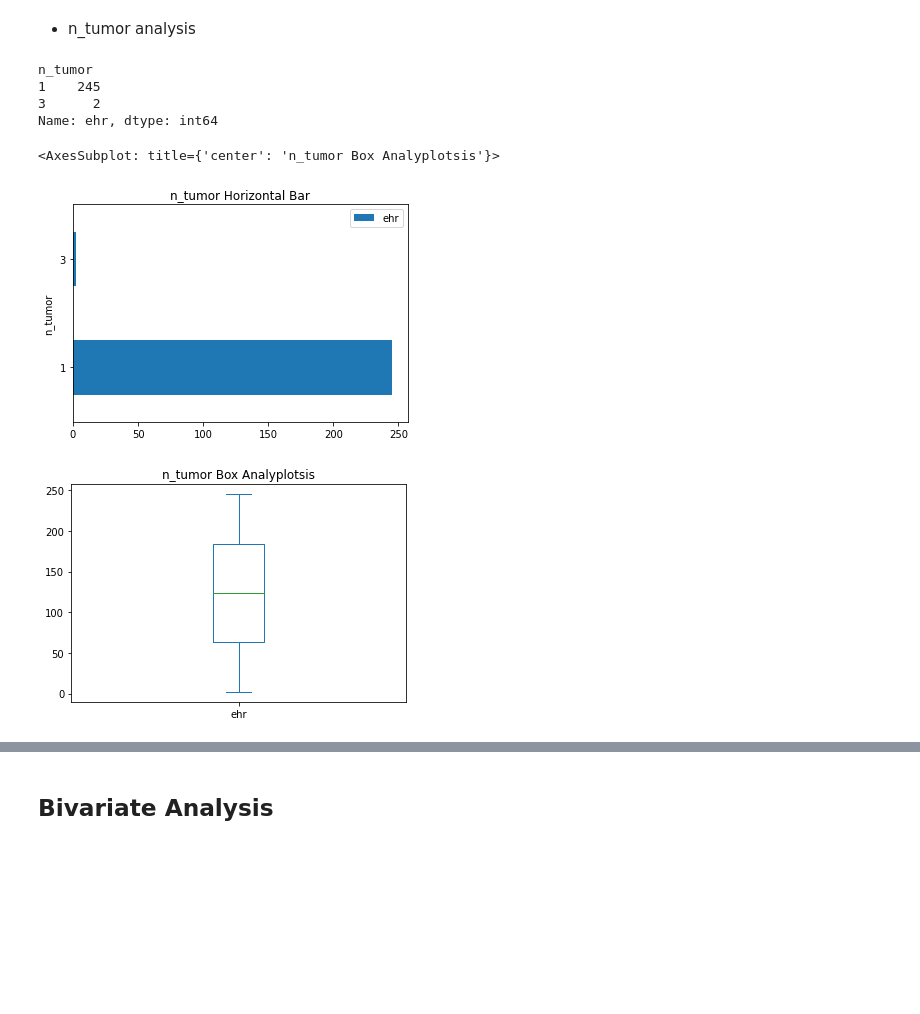
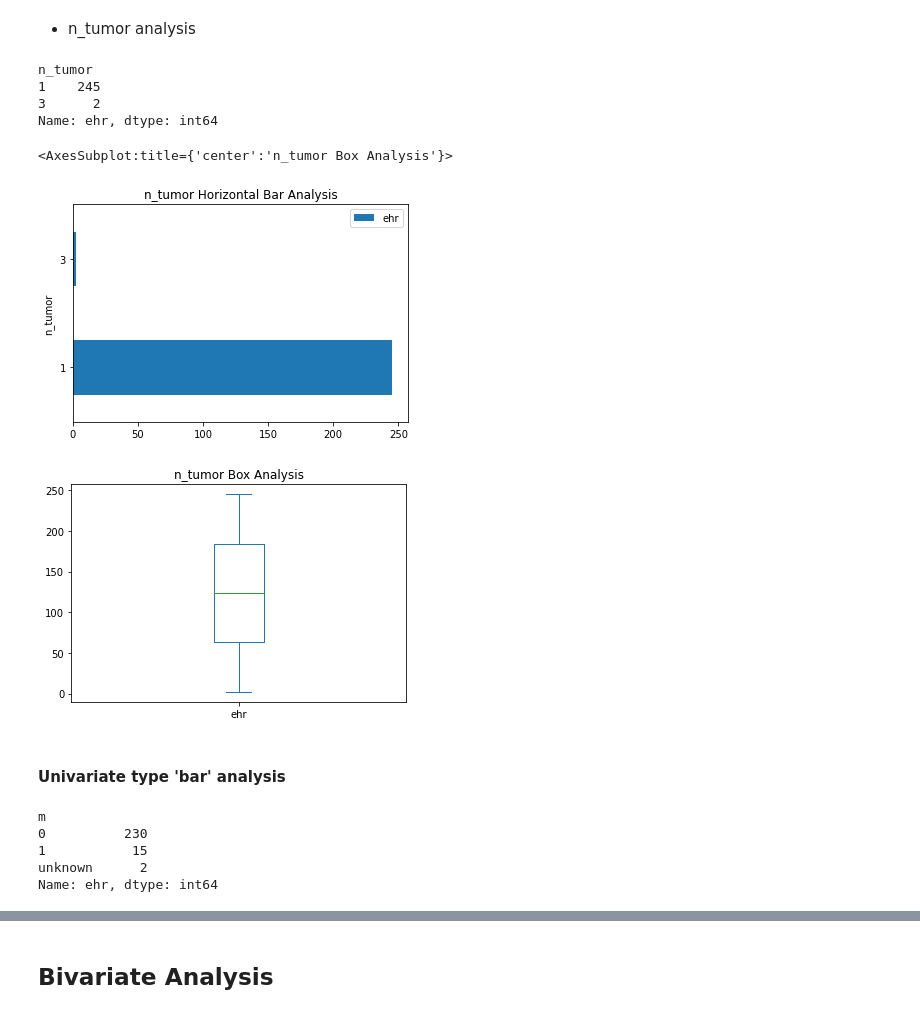
Before and after one commit to GNajeral/Data-Process, a Jupyter notebook: Second_Assignment/data_analysis.ipynb, the cells around one changed output, grey strips where cells are left out. Saved outputs shown, nothing was run; the diff lists cells and outputs as text; code cells hidden in the pictures; blank space fills up the shorter version.

```diff
--- a/Second_Assignment/data_analysis.ipynb
+++ b/Second_Assignment/data_analysis.ipynb
@@ -224,13 +217,26 @@ invasive  213  34
 - n_tumor analysis
 # %%
 print(df_preprocessed_def.groupby(['n_tumor'])['ehr'].count())
-pd.DataFrame(df_preprocessed_def.groupby(['n_tumor'])['ehr'].count()).plot(kind = 'barh', title = 'n_tumor Horizontal Bar')
-pd.DataFrame(df_preprocessed_def.groupby(['n_tumor'])['ehr'].count()).plot(kind = 'box', title = 'n_tumor Box Analyplotsis')
+pd.DataFrame(df_preprocessed_def.groupby(['n_tumor'])['ehr'].count()).plot(kind = 'barh',
+                                                                              title = 'n_tumor Horizontal Bar Analysis')
+
+pd.DataFrame(df_preprocessed_def.groupby(['n_tumor'])['ehr'].count()).plot(kind = 'box',
+                                                                              title = 'n_tumor Box Analysis')
 # %% [output]
 n_tumor
 1    245
 3      2
 Name: ehr, dtype: int64
-<AxesSubplot: title={'center': 'n_tumor Box Analyplotsis'}>
+<AxesSubplot:title={'center':'n_tumor Box Analysis'}>
-[figure, old version]
+[figure, new version]
-[figure, old version]
+[figure, new version]
+# %% [markdown]
+#### Univariate type 'bar' analysis
+# %%
+print(df.groupby([df['m']])['ehr'].count())
+# %% [output]
+m
+0          230
+1           15
+unknown      2
+Name: ehr, dtype: int64
```
Also changed, not shown: parts of 26 cells of this notebook, 2 other files.
